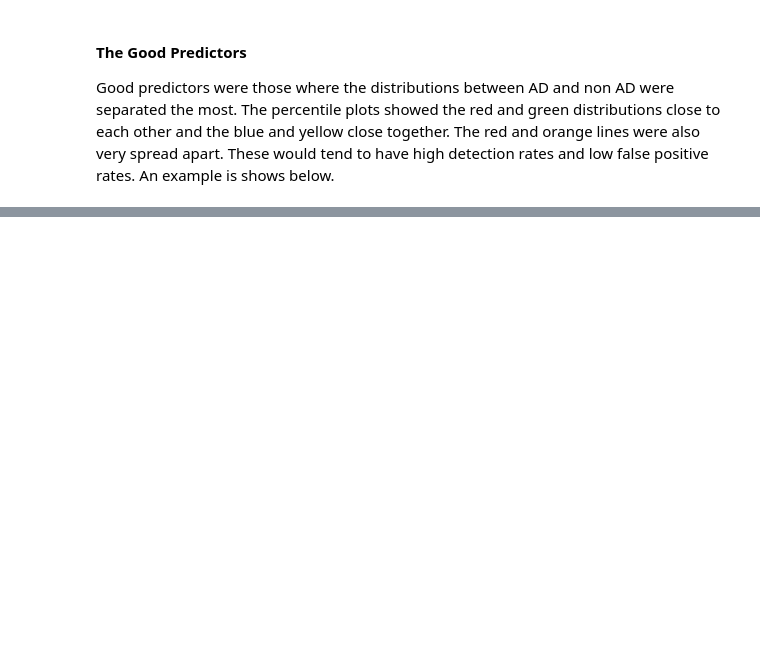
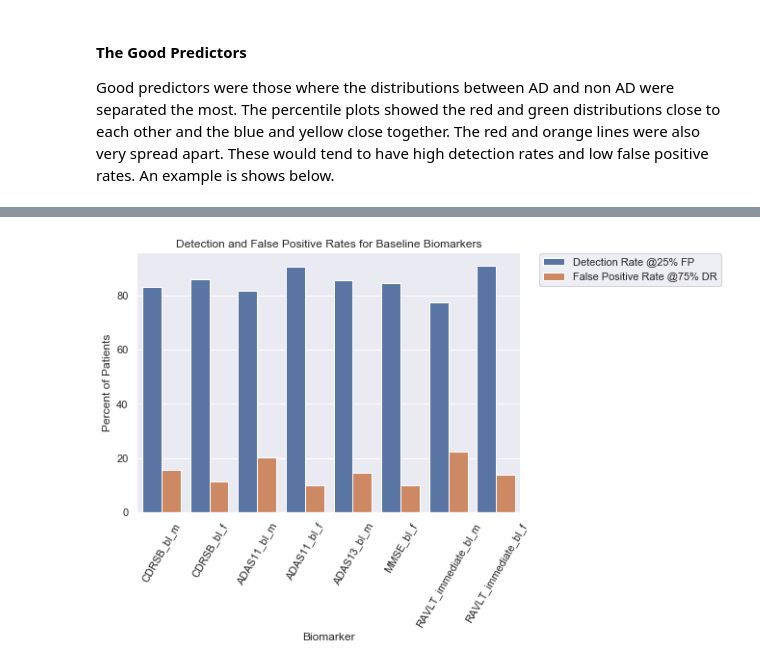
Before and after one commit to Haydost/Springboard_Portfolio, a Jupyter notebook: Capstone_1_Alzheimers_InProgress/Capstone_Milestone_Report.ipynb, the cells around one changed output, grey strips where cells are left out. Drawn from its saved outputs; the diff is of its cells as text; code cells hidden in the pictures; blank space fills up the shorter version.

```diff
--- a/Capstone_1_Alzheimers_InProgress/Capstone_Milestone_Report.ipynb
+++ b/Capstone_1_Alzheimers_InProgress/Capstone_Milestone_Report.ipynb
@@ -479,0 +523,8 @@ The false positive rate for 75% AD detection is 7.81 %
+# %%
+# build the entire baseline dataframe
+bl = sda.rebuild_bl()
+# %%
+# plot the summary data for the clinical exams
+sda.summarize_clin_bl(bl)
+# %% [output]
+[figure, added]
```
Also changed, not shown: parts of 29 cells of this notebook, 4 other files.
